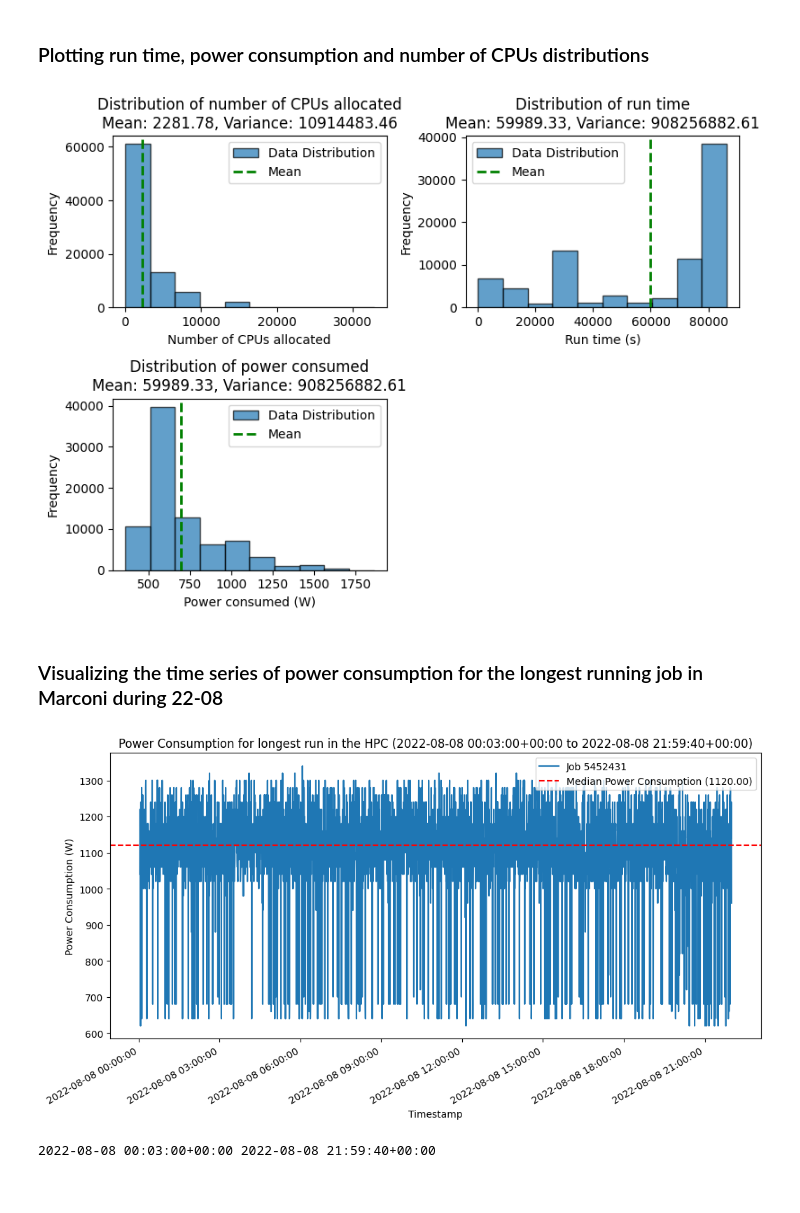
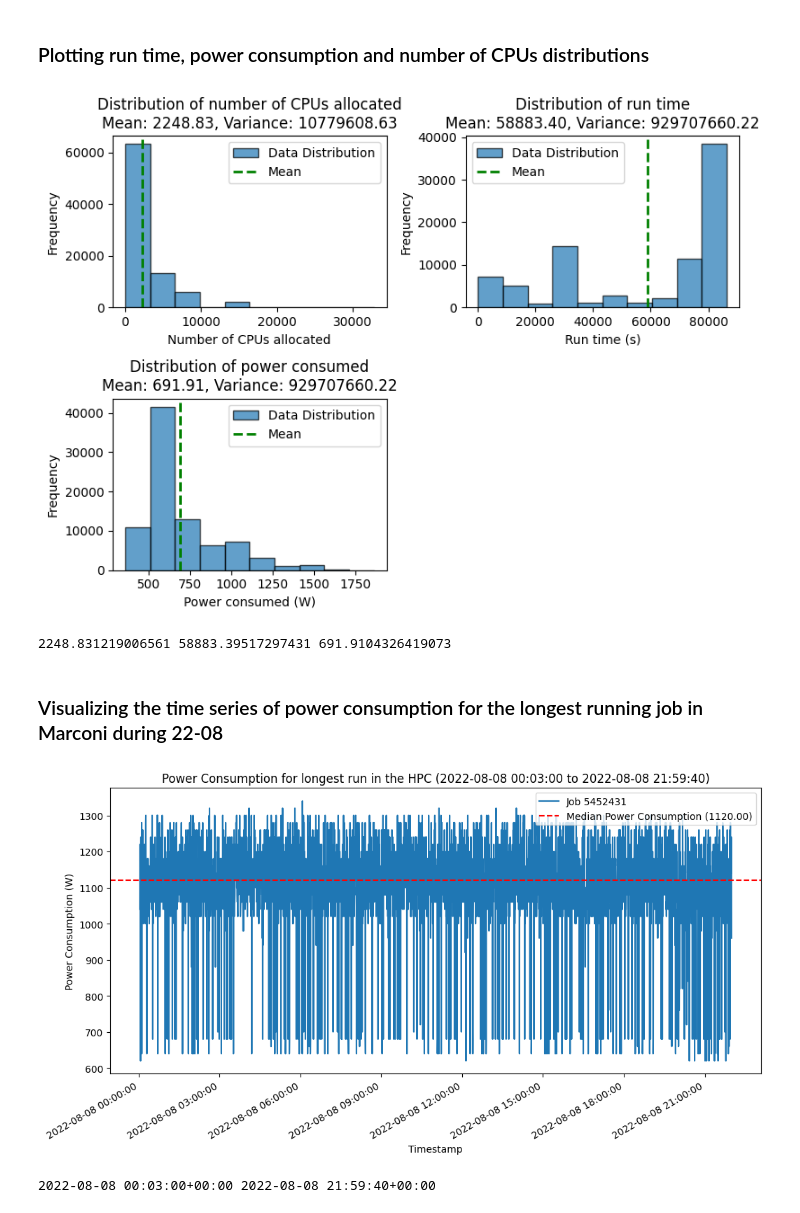
Before and after one commit to Marthyna/hpc-energy-consumption-profiling, a Jupyter notebook: notes/experiments_multinode.ipynb, the cells around one changed output. Saved outputs shown, nothing was run; the diff lists cells and outputs as text; code cells hidden in the pictures.

```diff
--- a/notes/experiments_multinode.ipynb
+++ b/notes/experiments_multinode.ipynb
@@ -82,0 +66,8 @@ dtype: int64
+# %%
+# deal with typoed and nan entries
+merged_df['tres_per_node'] = merged_df['tres_per_node'].replace('gpu:4', 'gres:gpu:4')
+merged_df['tres_per_node'].fillna('gres:gpu:0', inplace=True)
+
+# create new column
+merged_df["gpus_per_node"] = merged_df["tres_per_node"].str.replace("gres:gpu:", "").astype("int64")
+merged_df["gpus_per_node"].value_counts()
@@ -82,0 +79,26 @@ dtype: int64
+# %%
+print(len(merged_df))
+
+# Check for missing values in relevant columns and drop these rows
+missing_values = merged_df[relevant_columns].isnull().sum()
+if not missing_values.empty and any(missing_values > 0):
+    print(f'Missing values:')
+    print(missing_values[missing_values > 0])
+    merged_df.dropna(subset=relevant_columns, inplace=True)
+
+# Check if timestamps for each node are separated by more than 20 seconds and drop jobs with faulty readings
+for job in merged_df['job_id'].unique():
+    problematic_rows = []
+    job_data = merged_df[merged_df['job_id'] == job].sort_values(by='timestamp')
+    job_data['timestamp'] = pd.to_datetime(job_data['timestamp'])
+
+    for i, row in job_data.iterrows():
+        if i + 1 < len(job_data):
+            next_row = job_data.loc[i + 1]
+            if (next_row['timestamp'] - row['timestamp']).total_seconds() != 20.0:
+                problematic_rows.append(i+1)
+
+    if len(problematic_rows) > 0:
+        for row in problematic_rows:
+            merged_df.drop(index=merged_df.index[row], axis=0, inplace=True)
+print(len(merged_df))
@@ -104,35 +129,38 @@ power_consumed = 'value'
 fig, axes = plt.subplots(2, 2, figsize=(8, 6))
 
 z_scores = np.abs((merged_df[num_cpus] - merged_df[num_cpus].mean()) / merged_df[num_cpus].std())
 axes[0, 0].set_title(f'Distribution of number of CPUs allocated\nMean: {merged_df[num_cpus].mean():.2f}, Variance: {merged_df[num_cpus].var():.2f}')
 axes[0, 0].hist(merged_df[num_cpus], bins=10, edgecolor='black', alpha=0.7, label='Data Distribution')
 axes[0, 0].axvline(merged_df[num_cpus].mean(), color='green', linestyle='dashed', linewidth=2, label='Mean')
 axes[0, 0].set_xlabel('Number of CPUs allocated')
 axes[0, 0].set_ylabel('Frequency')
 axes[0, 0].legend()
 
 z_scores = np.abs((merged_df[run_time] - merged_df[run_time].mean()) / merged_df[run_time].std())
 axes[0, 1].set_title(f'Distribution of run time\nMean: {merged_df[run_time].mean():.2f}, Variance: {merged_df[run_time].var():.2f}')
 axes[0, 1].hist(merged_df[run_time], bins=10, edgecolor='black', alpha=0.7, label='Data Distribution')
 axes[0, 1].axvline(merged_df[run_time].mean(), color='green', linestyle='dashed', linewidth=2, label='Mean')
 axes[0, 1].set_xlabel('Run time (s)')
 axes[0, 1].set_ylabel('Frequency')
 axes[0, 1].legend()
 
 z_scores = np.abs((merged_df[power_consumed] - merged_df[power_consumed].mean()) / merged_df[power_consumed].std())
-axes[1, 0].set_title(f'Distribution of power consumed\nMean: {merged_df[run_time].mean():.2f}, Variance: {merged_df[run_time].var():.2f}')
+axes[1, 0].set_title(f'Distribution of power consumed\nMean: {merged_df[power_consumed].mean():.2f}, Variance: {merged_df[run_time].var():.2f}')
 axes[1, 0].hist(merged_df[power_consumed], bins=10, edgecolor='black', alpha=0.7, label='Data Distribution')
 axes[1, 0].axvline(merged_df[power_consumed].mean(), color='green', linestyle='dashed', linewidth=2, label='Mean')
 axes[1, 0].set_xlabel('Power consumed (W)')
 axes[1, 0].set_ylabel('Frequency')
 axes[1, 0].legend()
 
 fig.delaxes(axes[1, 1])
 
 plt.tight_layout()
 plt.show()
+
+print(merged_df[num_cpus].mean(), merged_df[run_time].mean(), merged_df[power_consumed].mean())
 # %% [output]
-[figure, old version]
+[figure, new version]
+2248.831219006561 58883.39517297431 691.9104326419073
 # %% [markdown]
 ### Visualizing the time series of power consumption for the longest running job in Marconi during 22-08
 # %%
@@ -173,7 +201,7 @@ if os.path.isdir(month_path):
     plt.figure(figsize=(12, 6))
     plt.plot(longest_running_job_power[timestamp_col], longest_running_job_power[power_col], label=f'Job {longest_running_job_row["job_id"]}')
     plt.axhline(y=median_power_consumption, color='r', linestyle='--', label=f'Median Power Consumption ({median_power_consumption:.2f})')
-    plt.title(f'Power Consumption for longest run in the HPC ({start_time} to {end_time})')
+    plt.title(f'Power Consumption for longest run in the HPC ({mdates.num2date(mdates.date2num(start_time)).strftime("%Y-%m-%d %H:%M:%S")} to {mdates.num2date(mdates.date2num(end_time)).strftime("%Y-%m-%d %H:%M:%S")})')
     plt.xlabel('Timestamp')
     plt.ylabel('Power Consumption (W)')
     plt.gca().xaxis.set_major_formatter(mdates.DateFormatter('%Y-%m-%d %H:%M:%S'))
@@ -181,7 +209,7 @@ if os.path.isdir(month_path):
     plt.legend()
     plt.show()
 # %% [output]
-[figure, old version]
+[figure, new version]
 # %%
 print(start_time, end_time)
 # %% [output]
```
Also changed, not shown: parts of 13 cells of this notebook, 1 other file.
